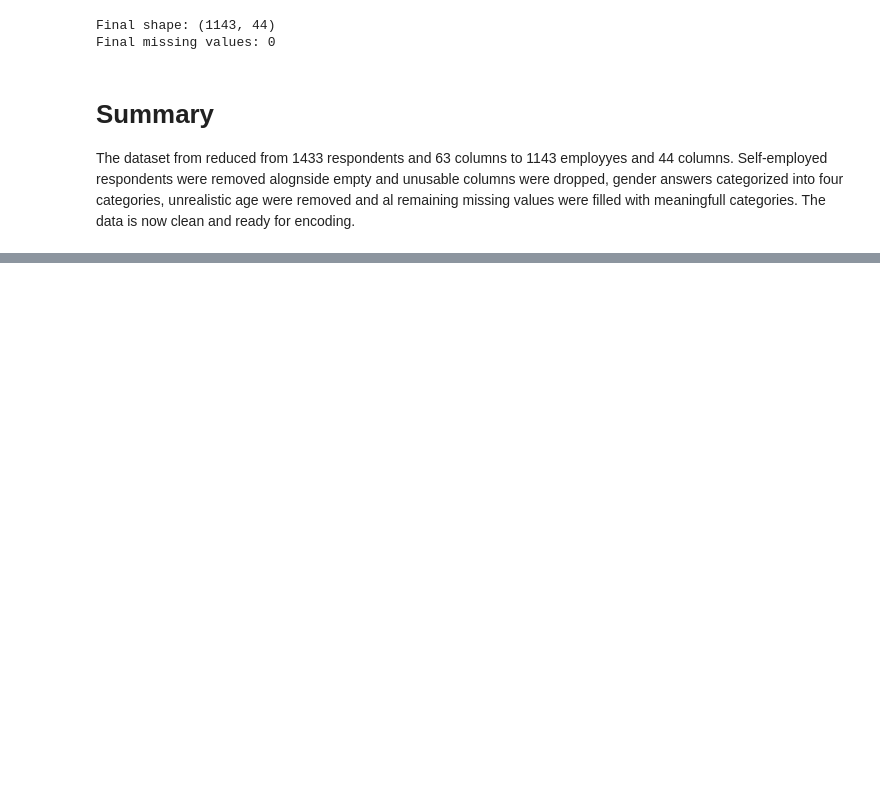
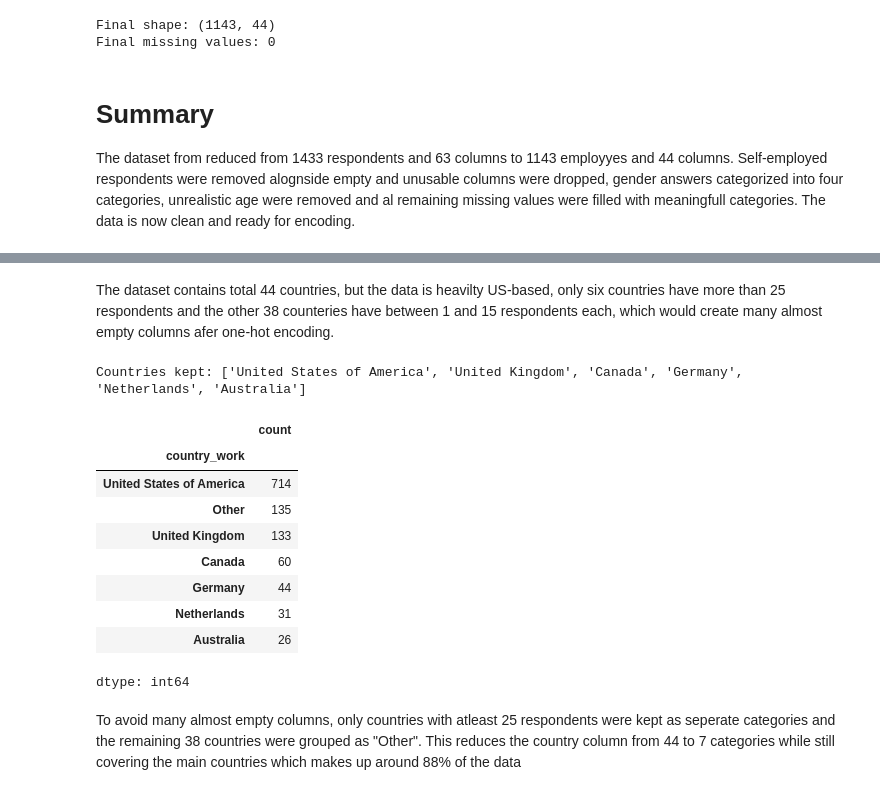
Before and after one commit to faisalhamza909-blip/mental-health-clustering-case-study-, a Jupyter notebook: mental_health_case_study.ipynb, the cells around one changed output, grey strips where cells are left out. Cells and saved outputs as stored; diff of their text form; code cells hidden in the pictures; blank space fills up the shorter version.

```diff
--- a/mental_health_case_study.ipynb
+++ b/mental_health_case_study.ipynb
@@ -434,0 +507,29 @@ The dataset from reduced from 1433 respondents and 63 columns to 1143 employyes
+# %% [markdown]
+The dataset contains total 44 countries, but the data is heavilty US-based, only six countries have more than 25 respondents and the other 38 counteries have between 1 and 15 respondents each, which would create many almost empty columns afer one-hot encoding.
+# %%
+#big countries = atleast 25 respondents
+big_countries = country_counts[country_counts>=25].index
+print(f"Countries kept: {list(big_countries)}")
+
+def group_contry(country):
+  if country in big_countries:
+    return country
+  else:
+    return "Other"
+
+df_encoded["country_work"] = df_encoded["country_work"].apply(group_contry)
+df_encoded["country_work"].value_counts()
+# %% [output]
+Countries kept: ['United States of America', 'United Kingdom', 'Canada', 'Germany', 'Netherlands', 'Australia']
+|  | count |
+| country_work |  |
+| United States of America | 714 |
+| Other | 135 |
+| United Kingdom | 133 |
+| Canada | 60 |
+| Germany | 44 |
+| Netherlands | 31 |
+| Australia | 26 |
+dtype: int64
+# %% [markdown]
+To avoid many almost empty columns, only countries with atleast 25 respondents were kept as seperate categories and the remaining 38 countries were grouped as "Other". This reduces the country column from 44 to 7 categories while still covering the main countries which makes up around 88% of the data
```
Also changed, not shown: parts of 5 cells of this notebook.
